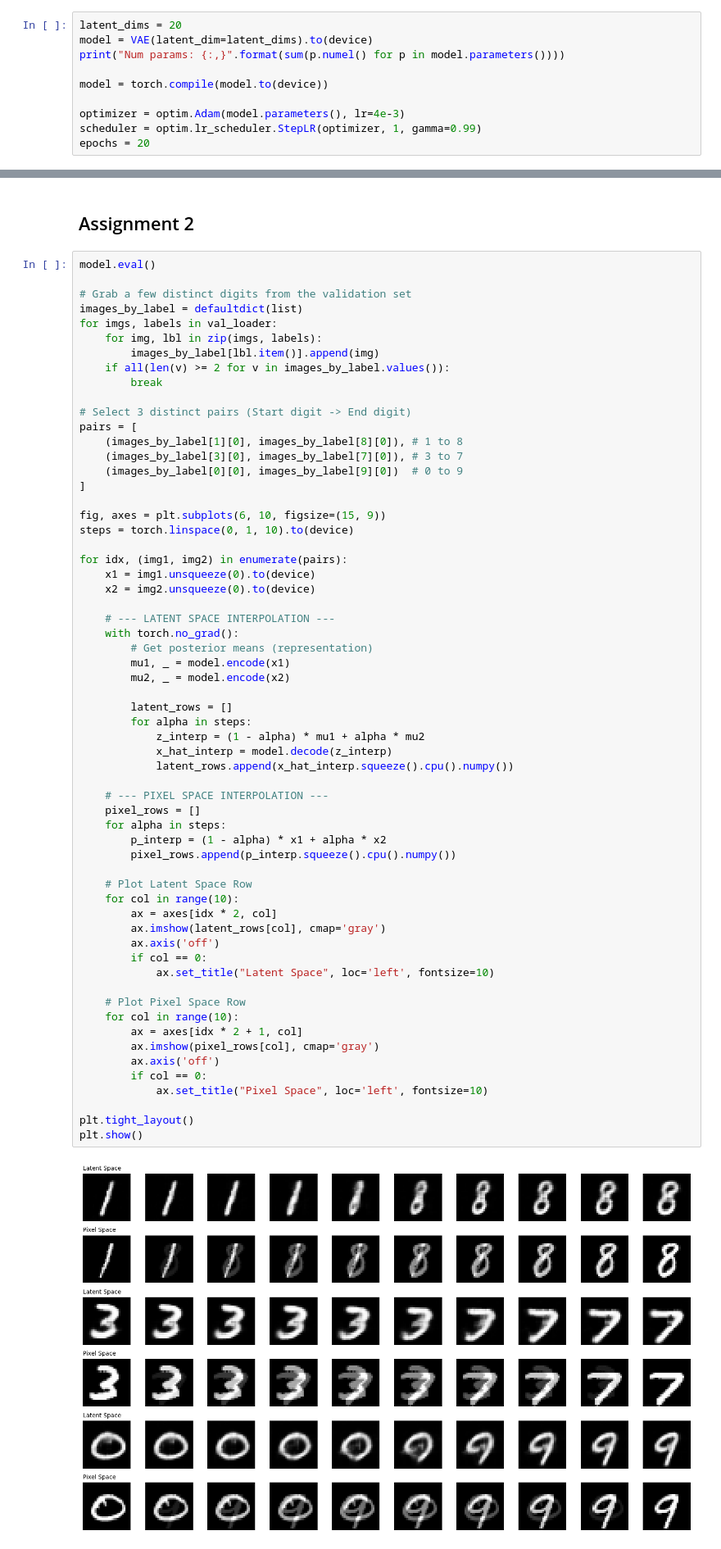
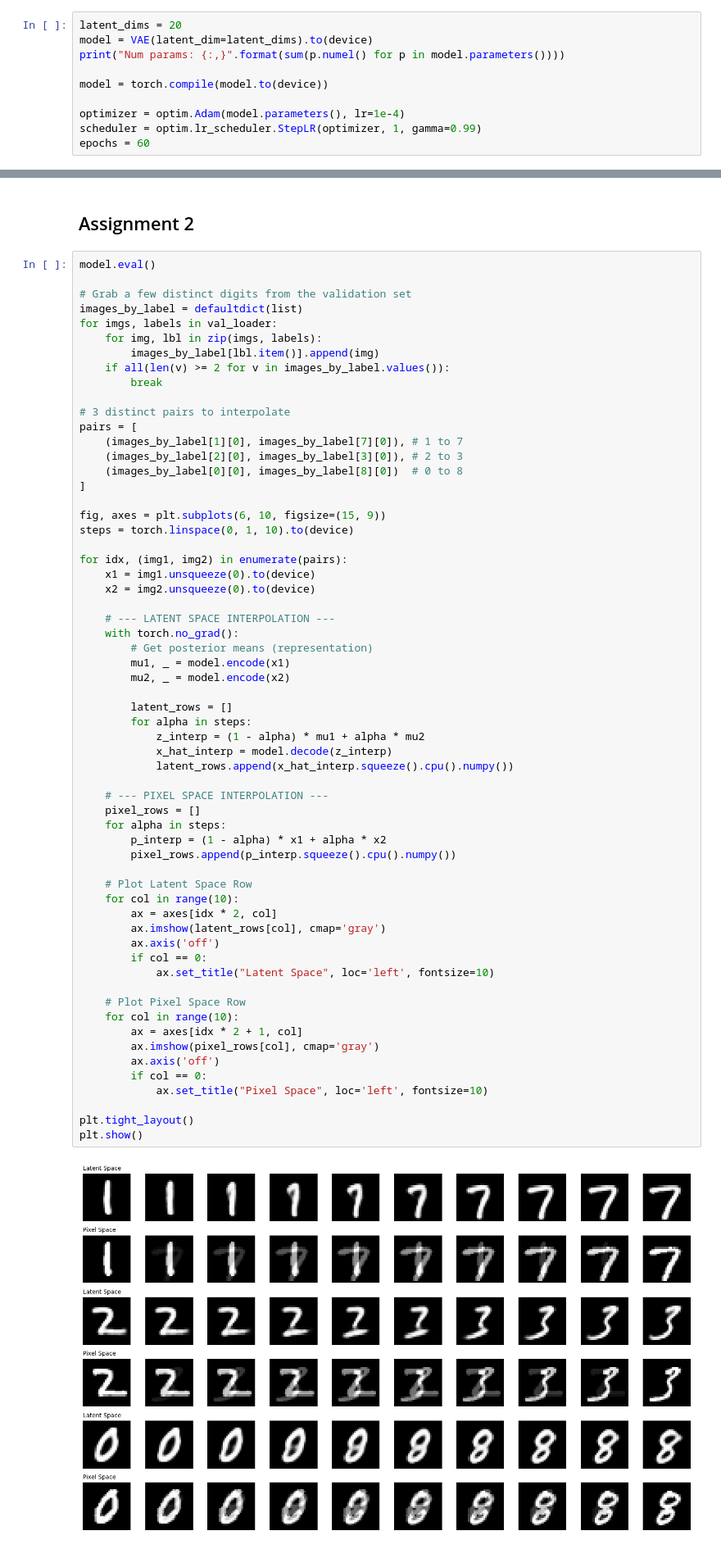
Before and after one commit to ordinary813/ordinaryLib, a Jupyter notebook: dgm/hw5.ipynb, the cells around one changed output, grey strips where cells are left out. Shown at 82% size. Cells and saved outputs as stored; diff of their text form.

```diff
--- a/dgm/hw5.ipynb
+++ b/dgm/hw5.ipynb
@@ -247,7 +259,7 @@ print("Num params: {:,}".format(sum(p.numel() for p in model.parameters())))
 
 model = torch.compile(model.to(device))
 
-optimizer = optim.Adam(model.parameters(), lr=4e-3)
+optimizer = optim.Adam(model.parameters(), lr=1e-4)
 scheduler = optim.lr_scheduler.StepLR(optimizer, 1, gamma=0.99)
-epochs = 20
+epochs = 60
 # %% [output]
@@ -314,11 +352,11 @@ for imgs, labels in val_loader:
     if all(len(v) >= 2 for v in images_by_label.values()):
         break
 
-# Select 3 distinct pairs (Start digit -> End digit)
+# 3 distinct pairs to interpolate
 pairs = [
-    (images_by_label[1][0], images_by_label[8][0]), # 1 to 8
-    (images_by_label[3][0], images_by_label[7][0]), # 3 to 7
-    (images_by_label[0][0], images_by_label[9][0])  # 0 to 9
+    (images_by_label[1][0], images_by_label[7][0]), # 1 to 7
+    (images_by_label[2][0], images_by_label[3][0]), # 2 to 3
+    (images_by_label[0][0], images_by_label[8][0])  # 0 to 8
 ]
 
 fig, axes = plt.subplots(6, 10, figsize=(15, 9))
@@ -338,34 +376,34 @@ for idx, (img1, img2) in enumerate(pairs):
         for alpha in steps:
             z_interp = (1 - alpha) * mu1 + alpha * mu2
             x_hat_interp = model.decode(z_interp)
             latent_rows.append(x_hat_interp.squeeze().cpu().numpy())
 
     # --- PIXEL SPACE INTERPOLATION ---
     pixel_rows = []
     for alpha in steps:
         p_interp = (1 - alpha) * x1 + alpha * x2
         pixel_rows.append(p_interp.squeeze().cpu().numpy())
 
     # Plot Latent Space Row
     for col in range(10):
         ax = axes[idx * 2, col]
         ax.imshow(latent_rows[col], cmap='gray')
         ax.axis('off')
         if col == 0:
             ax.set_title("Latent Space", loc='left', fontsize=10)
 
     # Plot Pixel Space Row
     for col in range(10):
         ax = axes[idx * 2 + 1, col]
         ax.imshow(pixel_rows[col], cmap='gray')
         ax.axis('off')
         if col == 0:
             ax.set_title("Pixel Space", loc='left', fontsize=10)
 
 plt.tight_layout()
 plt.show()
 # %% [output]
-[figure, old version]
+[figure, new version]
 # %% [markdown]
 ## Assignment 3
 # %%
```
Also changed, not shown: parts of 13 cells of this notebook, 3 other files.
